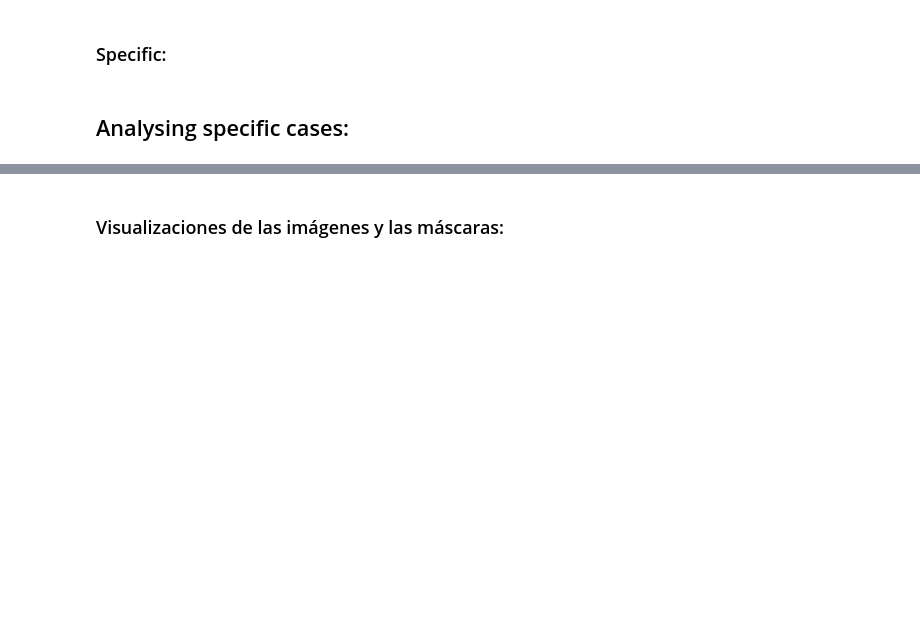
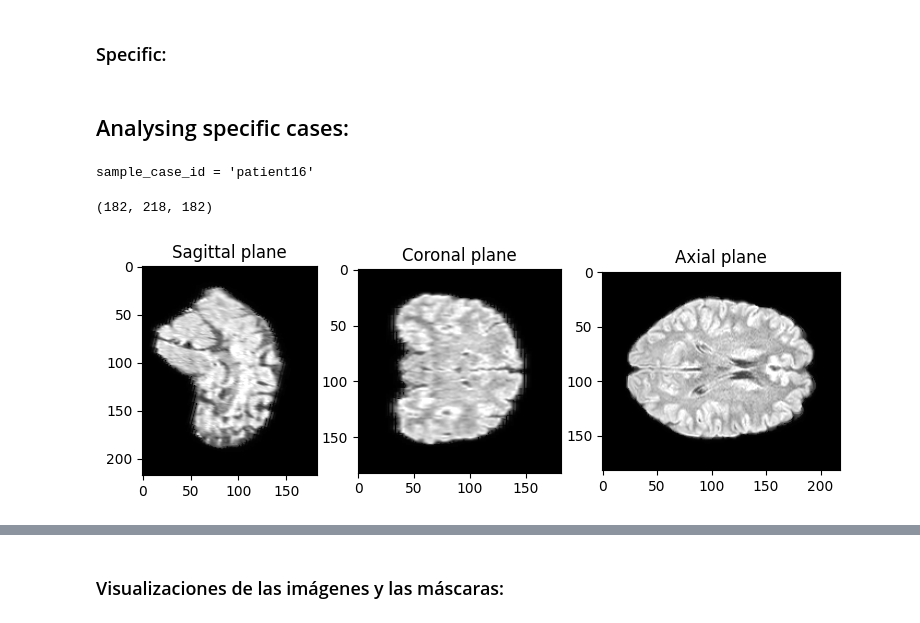
Before and after one commit to ander-elkoroaristizabal/nnunet-ms-segmentation, a Jupyter notebook: custom_scripts/F_evaluate_qualitative.ipynb, the cells around one changed output, grey strips where cells are left out. Drawn from its saved outputs; the diff is of its cells as text; code cells hidden in the pictures; blank space fills up the shorter version.

```diff
--- a/custom_scripts/F_evaluate_qualitative.ipynb
+++ b/custom_scripts/F_evaluate_qualitative.ipynb
@@ -45,5 +44,5 @@ TEST_PREDICTIONS_FOLDER = os.path.join(ALL_TEST_PREDICTIONS_FOLDER, DATASET, TES
 # %%
-if TEST_DATASET == TestDataset.msseg2:
+if TEST_DATASET == Dataset.msseg2:
     TEST_PREDICTIONS_FOLDER = MSSEG2_PREDICTIONS_DIR
     TEST_LABELS_DIR = MSSEG2_LABELS_DIR
     TEST_IMAGES_DIR = MSSEG2_IMAGES_DIR
@@ -61,3 +54,6 @@ from matplotlib import colors
+# %%
+utils.TEST_PREDICTIONS_FOLDER = TEST_PREDICTIONS_FOLDER
+equant.TEST_PREDICTIONS_FOLDER = TEST_PREDICTIONS_FOLDER
 # %%
 test_images = os.listdir(TEST_IMAGES_DIR)
 test_ids = sorted({file_name.split(".")[0][:-5] for file_name in test_images})
@@ -66,8 +60,11 @@ test_ids = sorted({file_name.split(".")[0][:-5] for file_name in test_images})
 # %%
-# sample_case_num_idx = 7  # or sample from range(len(test_ids))
-sample_case_id = "018"  # test_ids[sample_case_num_idx]
-sample_labels_path, sample_predictions_path = equant.get_paths(case_id=sample_case_id, test_dataset=TEST_DATASET,
-                                                               labels=True, preds=True)
+sample_case_num_idx = random.randint(0, len(test_ids))
+sample_case_id = test_ids.pop(sample_case_num_idx)
+print(f"{sample_case_id = }")
+sample_labels_path, sample_predictions_path = utils.get_paths(case_id=sample_case_id, dataset=TEST_DATASET,
+                                                              labels=True, preds=True)
+# %% [output]
+sample_case_id = 'patient16'
 # %%
 from nnunetv2.imageio.simpleitk_reader_writer import SimpleITKIO
 from nnunetv2.evaluation.evaluate_predictions import compute_metrics
@@ -84,3 +81,13 @@ sample_labels, sample_predictions = equant.read_labels_and_preds(case_id=sample_
+# %%
+sample_b_image.shape
+# %% [output]
+(182, 218, 182)
+# %%
+from custom_scripts.plotting import axes_plot
+
+axes_plot(sample_im=sample_b_image)
+# %% [output]
+[figure, added]
 # %%
 from sklearn.metrics import ConfusionMatrixDisplay
 
```
Also changed, not shown: parts of 44 cells of this notebook, 8 other files.
